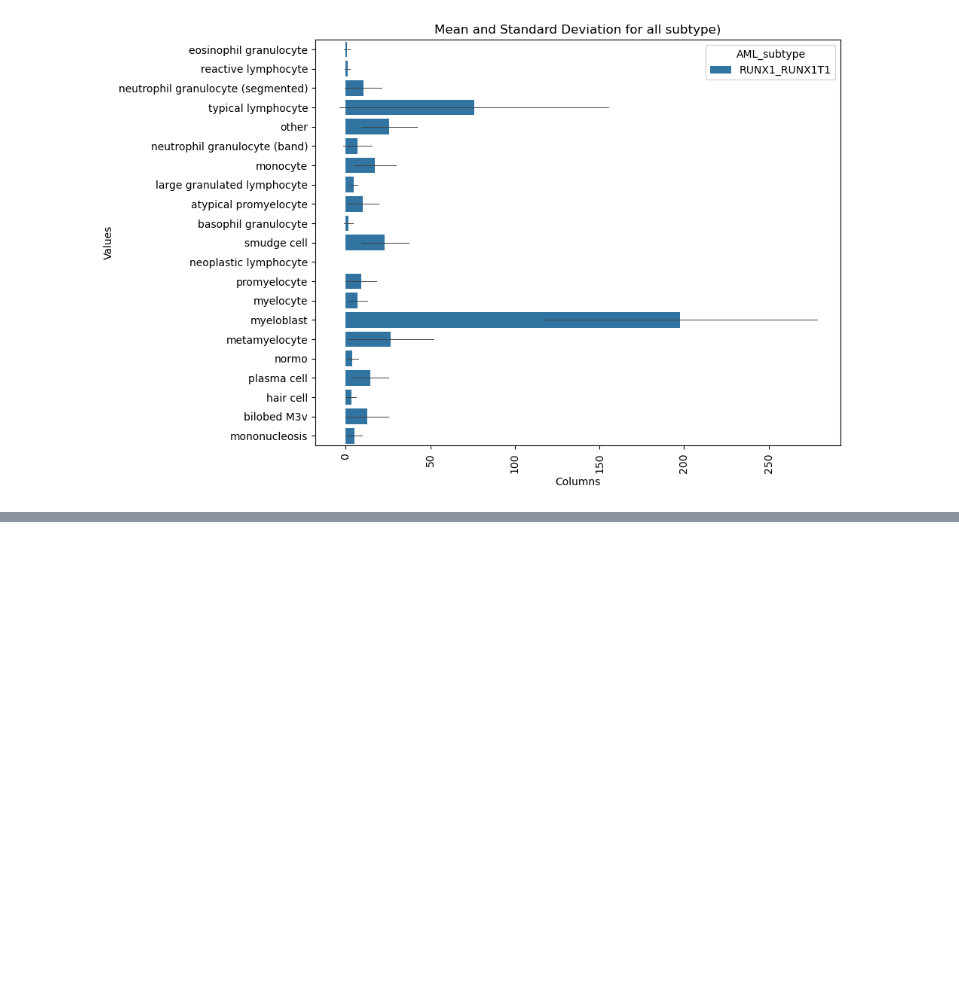
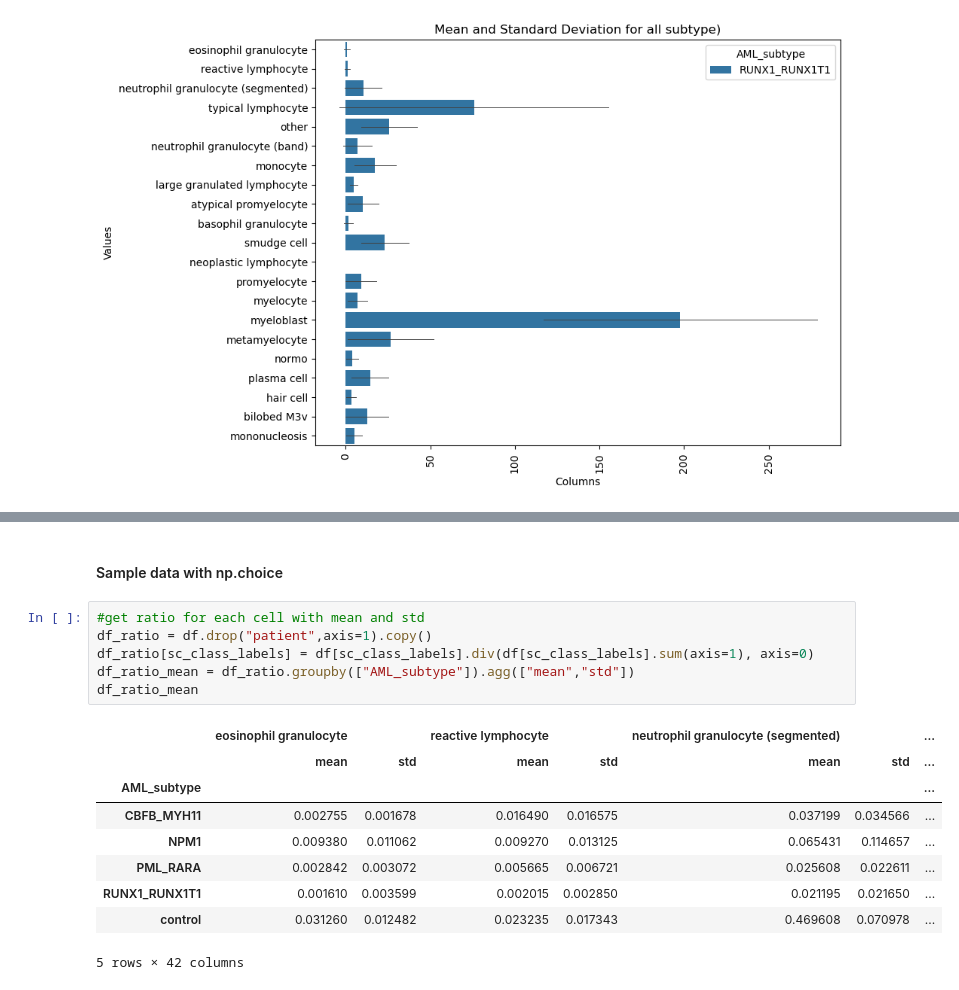
Before and after one commit to aleksandraiva/CMSCB-SCEMILA, a Jupyter notebook: SCEMILA/plot.ipynb, the cells around one changed output, grey strips where cells are left out. Drawn from its saved outputs; the diff is of its cells as text; blank space fills up the shorter version.

Commit message:
First tries with creating artificial patients from distribution

```diff
--- a/SCEMILA/plot.ipynb
+++ b/SCEMILA/plot.ipynb
@@ -231,0 +243,18 @@ The `ci` parameter is deprecated. Use `errorbar='sd'` for the same effect.
+# %% [markdown]
+#### Sample data with np.choice
+# %%
+#get ratio for each cell with mean and std
+df_ratio = df.drop("patient",axis=1).copy()
+df_ratio[sc_class_labels] = df[sc_class_labels].div(df[sc_class_labels].sum(axis=1), axis=0)
+df_ratio_mean = df_ratio.groupby(["AML_subtype"]).agg(["mean","std"])
+df_ratio_mean
+# %% [output]
+|  | eosinophil granulocyte |  | reactive lymphocyte |  | neutrophil granulocyte (segmented) |  | ... |
+|  | mean | std | mean | std | mean | std | ... |
+| AML_subtype |  |  |  |  |  |  | ... |
+| CBFB_MYH11 | 0.002755 | 0.001678 | 0.016490 | 0.016575 | 0.037199 | 0.034566 | ... |
+| NPM1 | 0.009380 | 0.011062 | 0.009270 | 0.013125 | 0.065431 | 0.114657 | ... |
+| PML_RARA | 0.002842 | 0.003072 | 0.005665 | 0.006721 | 0.025608 | 0.022611 | ... |
+| RUNX1_RUNX1T1 | 0.001610 | 0.003599 | 0.002015 | 0.002850 | 0.021195 | 0.021650 | ... |
+| control | 0.031260 | 0.012482 | 0.023235 | 0.017343 | 0.469608 | 0.070978 | ... |
+5 rows × 42 columns
```
Also changed, not shown: parts of 6 cells of this notebook.
